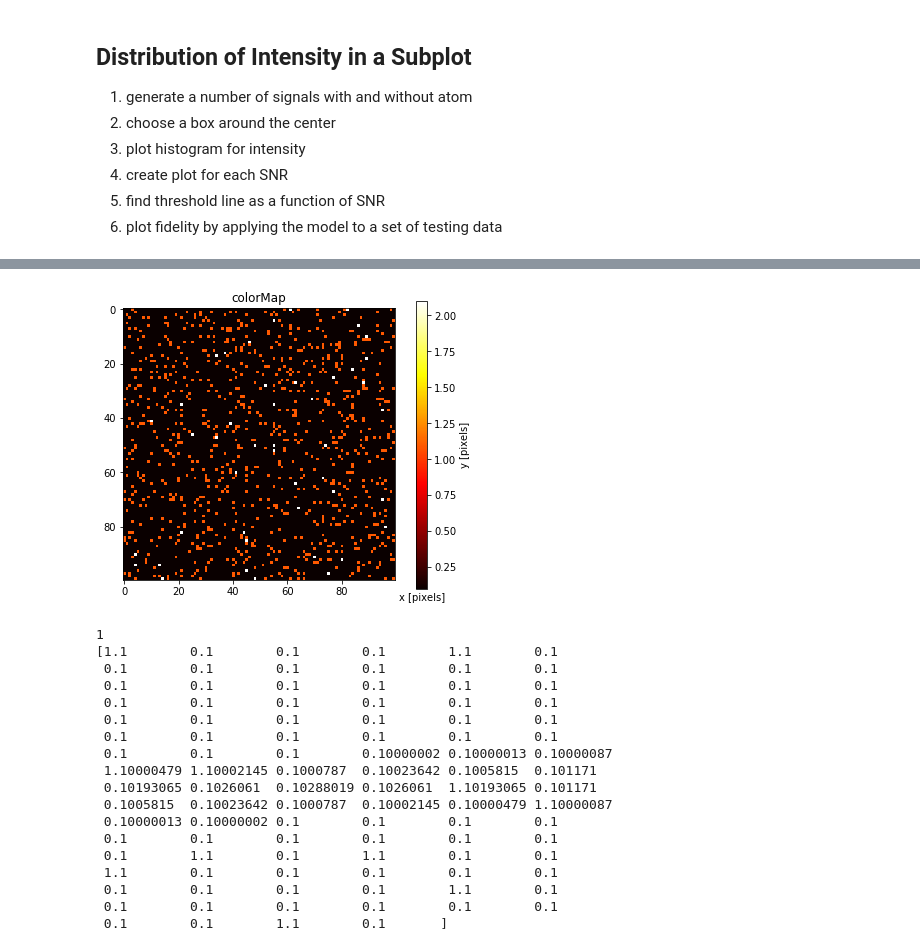
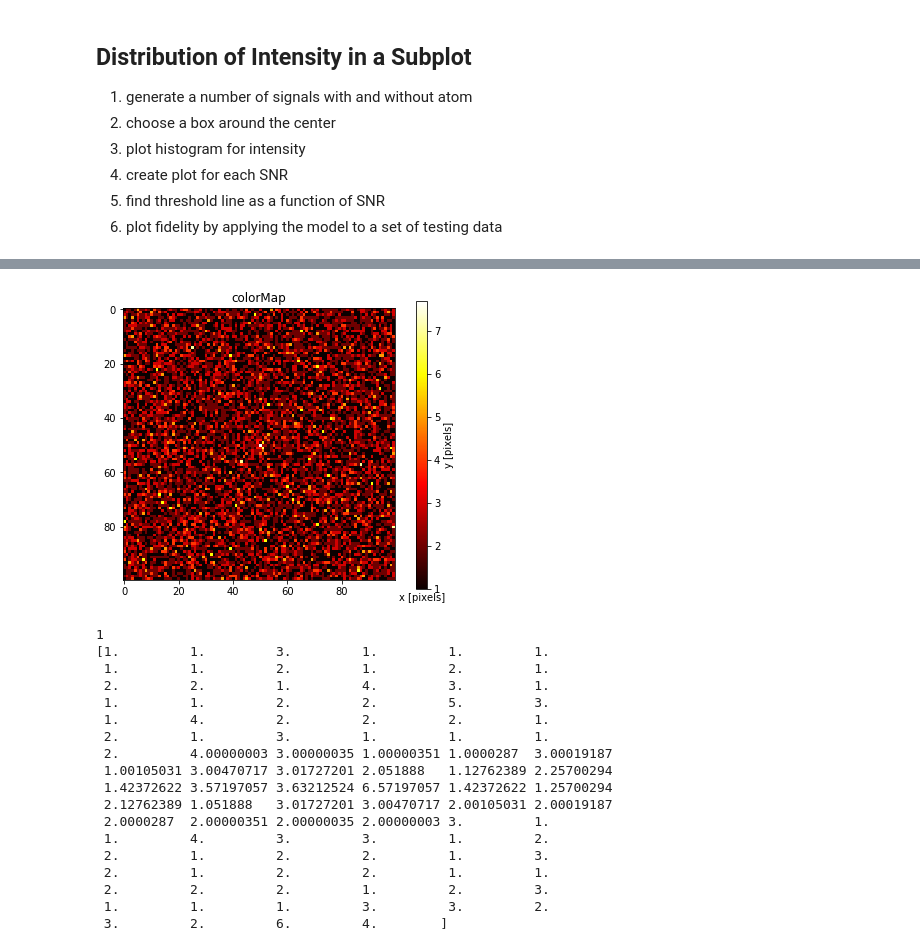
Before and after one commit to cliulinnaeus/AtomDetection, a Jupyter notebook: main.ipynb, the cells around one changed output, grey strips where cells are left out. Saved outputs shown, nothing was run; the diff lists cells and outputs as text; code cells hidden in the pictures.

```diff
--- a/main.ipynb
+++ b/main.ipynb
@@ -24,11 +24,11 @@ prev_time = time.time()
 
 x0 = img_size // 2
 y0 = img_size // 2
-sim = simulator(img_size, 0.1)
+sim = simulator(img_size, 1)
 
 data_tr_for_different_snr = []
 labels_tr_for_different_snr = []
-SNR = np.linspace(1, 2000, 10)
+SNR = np.linspace(1, 200, 20)
 for snr in SNR:
     data_tr = []
     labels_tr = []
@@ -126,27 +131,28 @@ plt.show()
 # %%
-idx=9
-a = data_tr_for_different_snr[0][idx]
-b = labels_tr_for_different_snr[0][idx]
+idx=3
+a = data_tr_for_different_snr[2][idx]
+b = labels_tr_for_different_snr[2][idx]
+# print(clf)
 visualize(a)
 print(b)
 print(a[51])
 # %% [output]
-[figure, old version]
+[figure, new version]
 1
-[1.1        0.1        0.1        0.1        1.1        0.1
- 0.1        0.1        0.1        0.1        0.1        0.1
- 0.1        0.1        0.1        0.1        0.1        0.1
- 0.1        0.1        0.1        0.1        0.1        0.1
- 0.1        0.1        0.1        0.1        0.1        0.1
- 0.1        0.1        0.1        0.1        0.1        0.1
- 0.1        0.1        0.1        0.10000002 0.10000013 0.10000087
- 1.10000479 1.10002145 0.1000787  0.10023642 0.1005815  0.101171
- 0.10193065 0.1026061  0.10288019 0.1026061  1.10193065 0.101171
- 0.1005815  0.10023642 0.1000787  0.10002145 0.10000479 1.10000087
- 0.10000013 0.10000002 0.1        0.1        0.1        0.1
- 0.1        0.1        0.1        0.1        0.1        0.1
- 0.1        1.1        0.1        1.1        0.1        0.1
- 1.1        0.1        0.1        0.1        0.1        0.1
- 0.1        0.1        0.1        0.1        1.1        0.1
- 0.1        0.1        0.1        0.1        0.1        0.1
- 0.1        0.1        1.1        0.1       ]
+[1.         1.         3.         1.         1.         1.
+ 1.         1.         2.         1.         2.         1.
+ 2.         2.         1.         4.         3.         1.
+ 1.         1.         2.         2.         5.         3.
+ 1.         4.         2.         2.         2.         1.
+ 2.         1.         3.         1.         1.         1.
+ 2.         4.00000003 3.00000035 1.00000351 1.0000287  3.00019187
+ 1.00105031 3.00470717 3.01727201 2.051888   1.12762389 2.25700294
+ 1.42372622 3.57197057 3.63212524 6.57197057 1.42372622 1.25700294
+ 2.12762389 1.051888   3.01727201 3.00470717 2.00105031 2.00019187
+ 2.0000287  2.00000351 2.00000035 2.00000003 3.         1.
+ 1.         4.         3.         3.         1.         2.
+ 2.         1.         2.         2.         1.         3.
+ 2.         1.         2.         2.         1.         1.
+ 2.         2.         2.         1.         2.         3.
+ 1.         1.         1.         3.         3.         2.
+ 3.         2.         6.         4.        ]
```
Also changed, not shown: parts of 5 cells of this notebook, 3 other files.
